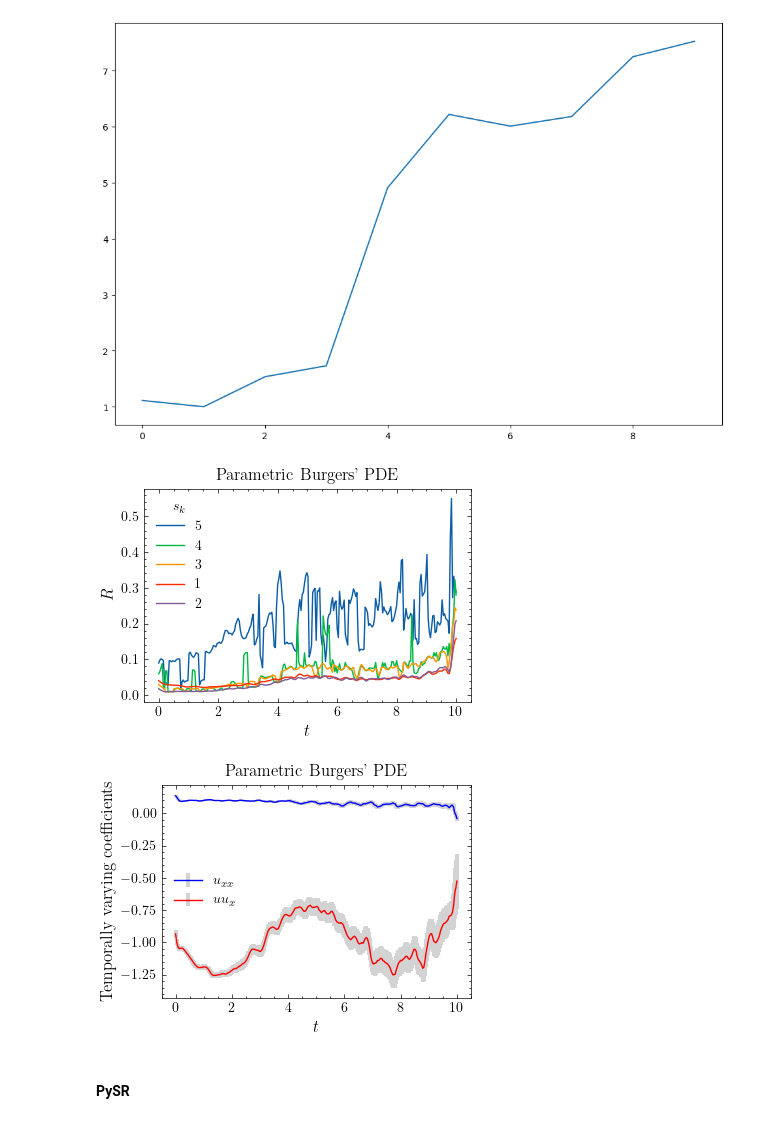
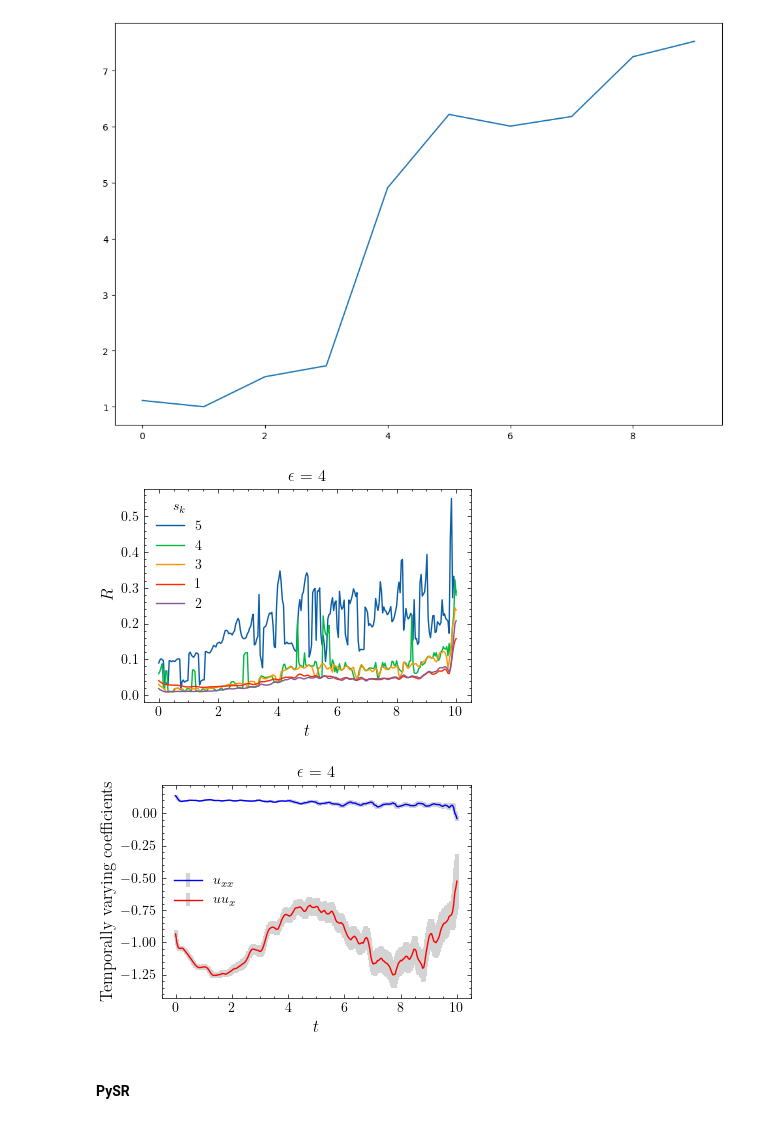
Before and after one commit to Pongpisit-Thanasutives/parametric-discovery, a Jupyter notebook: Parametric_Burgers-PySR.ipynb, the cells around one changed output. Drawn from its saved outputs; the diff is of its cells as text; code cells hidden in the pictures.

```diff
--- a/Parametric_Burgers-PySR.ipynb
+++ b/Parametric_Burgers-PySR.ipynb
@@ -285,18 +285,18 @@ plt.plot(ard_cvs)
 # %%
 fs = 12
 with plt.style.context('science'):
     fig, ax = plt.subplots(figsize=(4, 3))
     for i in np.argsort(ard_cvs)[:5][::-1]:
         ax.plot(t, ard_uncerts[i], label=f'{str(i+1)}')
     ax.set_ylabel("$R$", fontsize=fs)
     ax.set_xlabel("$t$", fontsize=fs)
-    ax.set_title("Parametric Burgers' PDE")
+    ax.set_title(f"$\epsilon$ = {noise_lv}", fontsize=fs)
     ax.legend(title="$s_{k}$")
     fig.tight_layout()
     plt.savefig(f"/Users/pongpisit/Documents/latex/UBIC-ACML/figures/burgers_r_noise{noise_lv}.pdf")
     plt.show()
 # %% [output]
-[figure, old version]
+[figure, new version]
 # %%
 with plt.style.context('science'):
     fig, ax = plt.subplots(figsize=(4, 3))
@@ -306,13 +306,13 @@ with plt.style.context('science'):
                  fmt='-', color='red', ecolor='lightgray', elinewidth=3, capsize=0, label="$uu_{x}$")
     ax.set_xlabel("$t$", fontsize=fs)
     ax.set_ylabel('Temporally varying coefficients', fontsize=fs)
-    ax.set_title("Parametric Burgers' PDE")
+    ax.set_title(f"$\epsilon$ = {noise_lv}", fontsize=fs)
     ax.legend()
     fig.tight_layout()
     plt.savefig(f"/Users/pongpisit/Documents/latex/UBIC-ACML/figures/burgers_ci_noise{noise_lv}.pdf")
     plt.show()
 # %% [output]
-[figure, old version]
+[figure, new version]
 # %% [markdown]
 #### PySR
 # %%
```
Also changed, not shown: 2 other files.
